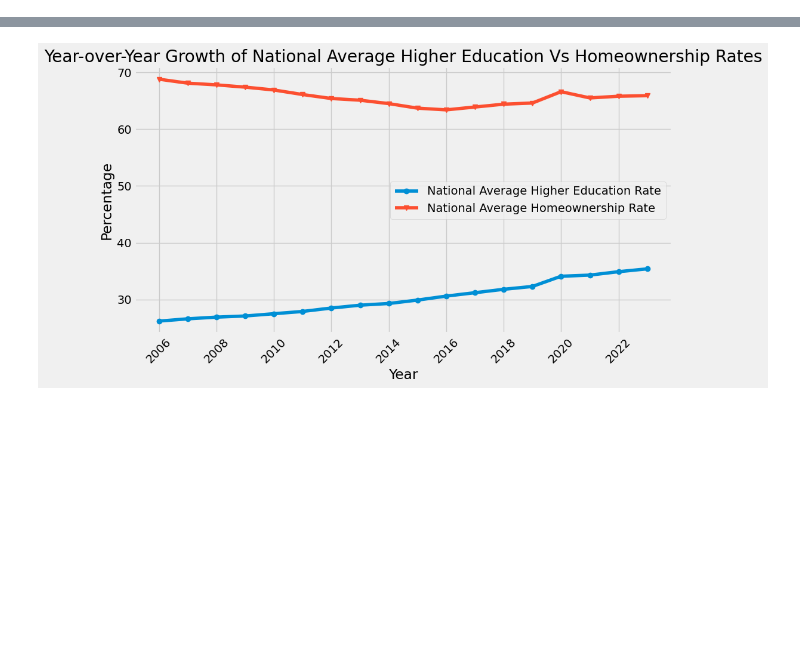
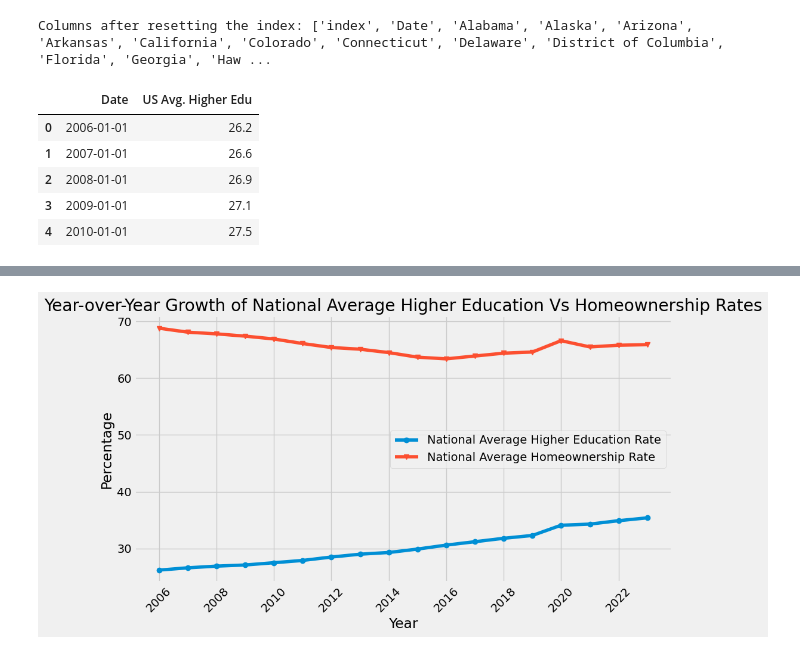
Before and after one commit to d-burke-data/Project_01, a Jupyter notebook: Work_Hawa/Visualization.ipynb, the cells around one changed output, grey strips where cells are left out. Saved outputs shown, nothing was run; the diff lists cells and outputs as text; code cells hidden in the pictures; blank space fills up the shorter version.

```diff
--- a/Work_Hawa/Visualization.ipynb
+++ b/Work_Hawa/Visualization.ipynb
@@ -13,3 +13,41 @@ import seaborn as sns
 
 plt.style.use('fivethirtyeight')
 color_pal = plt.rcParams["axes.prop_cycle"].by_key()["color"]
+# %%
+Edu_csv_path = Path("../Data/Higher_Ed.csv")
+home_Owner_path = Path("../Data/Homeownership_Rate.csv")
+
+
+Higher_Ed_df = pd.read_csv(Edu_csv_path, encoding="utf-8")
+home_Ownership_df=pd.read_csv(home_Owner_path, encoding="utf-8")
+Higher_Ed_df.to_csv('Cleaned_Data/Complete_Higher_Ed.csv', index=False)
+# %%
+
+# Convert the Date index to a column
+Higher_Ed_df = Higher_Ed_df.reset_index()
+
+# Check the columns again
+print("Columns after resetting the index:", Higher_Ed_df.columns.tolist())
+
+# Now that Date is a column, we can convert it to datetime and set it back as the index if needed
+Higher_Ed_df['Date'] = pd.to_datetime(Higher_Ed_df['Date'], errors='coerce')
+
+# Set 'Date' as the index again if necessary
+Higher_Ed_df.set_index('Date', inplace=True)
+
+usa_education_data = round(Higher_Ed_df.mean(axis=1),1)
+
+# Optionally, create a DataFrame to store it with 'Date' as a column
+usa_education_df = usa_education_data.reset_index()
+usa_education_df.columns = ['Date', 'US Avg. Higher Edu']
+
+# Display the result
+usa_education_df.head()
+# %% [output]
+Columns after resetting the index: ['index', 'Date', 'Alabama', 'Alaska', 'Arizona', 'Arkansas', 'California', 'Colorado', 'Connecticut', 'Delaware', 'District of Columbia', 'Florida', 'Georgia', 'Haw ...
+|  | Date | US Avg. Higher Edu |
+| 0 | 2006-01-01 | 26.2 |
+| 1 | 2007-01-01 | 26.6 |
+| 2 | 2008-01-01 | 26.9 |
+| 3 | 2009-01-01 | 27.1 |
+| 4 | 2010-01-01 | 27.5 |
```
Also changed, not shown: parts of 4 cells of this notebook, 3 other files.
